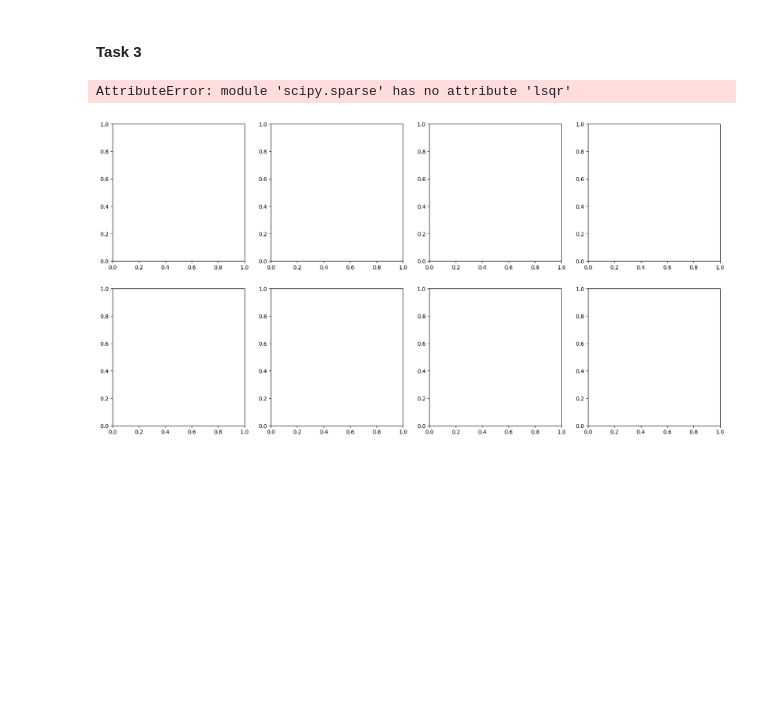
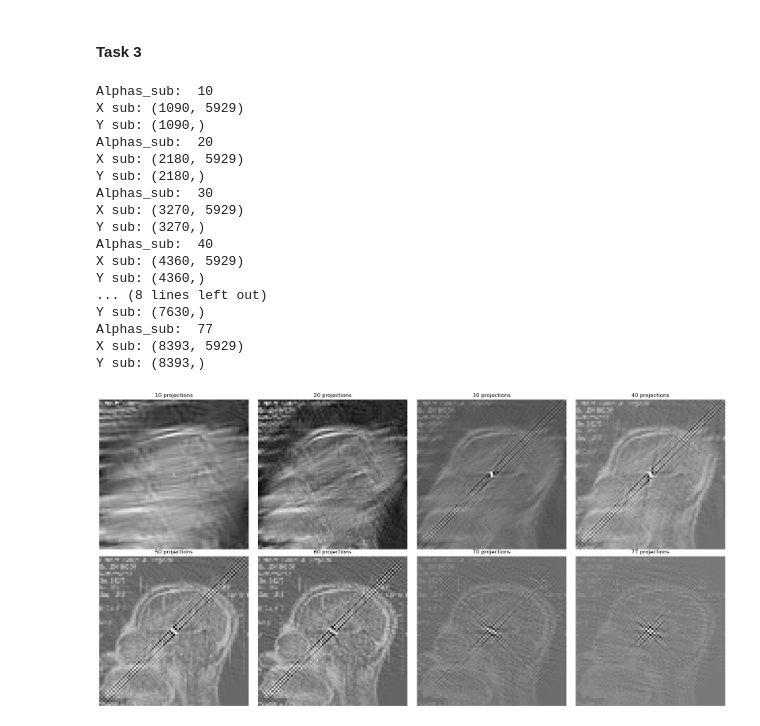
Before and after one commit to PrioteasaAndrei/ML-Essentials, a Jupyter notebook: exercise-04/src/main.ipynb, the cells around one changed output. Drawn from its saved outputs; the diff is of its cells as text; code cells hidden in the pictures; blank space fills up the shorter version.

```diff
--- a/exercise-04/src/main.ipynb
+++ b/exercise-04/src/main.ipynb
@@ -176,0 +207,19 @@ plt.show()
+# %%
+design_matrix = construct_X(M, alphas, Np)
+design_matrix = scipy.sparse.csc_matrix(design_matrix)
+
+result = scipy.sparse.linalg.lsqr(design_matrix, y)
+beta = result[0]
+beta = beta.reshape(M,M)
+
+## make beta in the range of 0 256
+beta = beta - np.min(beta)
+beta = beta / np.max(beta)
+beta = beta * 256
+
+
+# Visualize the reconstructed image
+plt.imshow(beta, cmap='gray')
+plt.title('Reconstructed Image β')
+plt.colorbar()
+plt.show()
@@ -179,22 +230,31 @@ plt.show()
 # %%
 ## empiricaly I can determine a lower number of alpha, but what would be an analytical optimum
 
-def subsample_projections(alphas, y, num_projections):
-    indices = np.linspace(0, len(alphas) - 1, num_projections, dtype=int)
-    return alphas[indices], y[indices]
+def subsample_projections(alphas, y, num_projections,Np):
+    ## take the first num_projections angles
+    alphas_sub = alphas[:num_projections]
+    ## take the first num_projections * Np elements from y
+    y_sub = y[:num_projections * Np]
+
+    return alphas_sub, y_sub
 
 def reconstruct_image(alphas, y, num_projections, M, Np):
     # Subsample the projections
-    alphas_sub, y_sub = subsample_projections(alphas, y, num_projections)
+    alphas_sub, y_sub = subsample_projections(alphas, y, num_projections,Np)
 
-    # Construct the matrix X for the subsampled angles (this is a placeholder, actual construction of X will depend on specific implementation)
+    print("Alphas_sub: ",len(alphas_sub))
+
     X_sub = construct_X(M, alphas_sub)  # This function needs to be defined based on your specific implementation
+
+    print("X sub:",X_sub.shape)
+    print("Y sub:",y_sub.shape)
 
     # Convert to sparse matrix
     X_sparse_sub = scipy.sparse.csc_matrix(X_sub)
 
+
     # Solve the least-squares problem
-    result = scipy.sparse.lsqr(X_sparse_sub, y_sub)
+    result = scipy.sparse.linalg.lsqr(X_sparse_sub, y_sub)
     beta = result[0]
 
     # Reshape beta to the appropriate image dimensions
@@ -202,21 +262,36 @@ def reconstruct_image(alphas, y, num_projections, M, Np):
 
     return beta_image
 # %%
-M = 77
-Np = 109
 num_projections_list = [10, 20, 30, 40, 50, 60, 70, 77]
+
 
 fig, axes = plt.subplots(2, 4, figsize=(20, 10))
 
 for i, num_projections in enumerate(num_projections_list):
     beta_image = reconstruct_image(alphas, y, num_projections, M, Np)
     ax = axes[i // 4, i % 4]
     ax.imshow(beta_image, cmap='gray')
     ax.set_title(f'{num_projections} projections')
     ax.axis('off')
 
 plt.tight_layout()
 plt.show()
 # %% [output]
-AttributeError: module 'scipy.sparse' has no attribute 'lsqr'
+Alphas_sub:  10
+X sub: (1090, 5929)
+Y sub: (1090,)
+Alphas_sub:  20
+X sub: (2180, 5929)
+Y sub: (2180,)
+Alphas_sub:  30
+X sub: (3270, 5929)
+Y sub: (3270,)
+Alphas_sub:  40
+X sub: (4360, 5929)
+Y sub: (4360,)
+... (8 lines left out)
+Y sub: (7630,)
+Alphas_sub:  77
+X sub: (8393, 5929)
+Y sub: (8393,)
-[figure, old version]
+[figure, new version]
```
Also changed, not shown: parts of 6 cells of this notebook.
